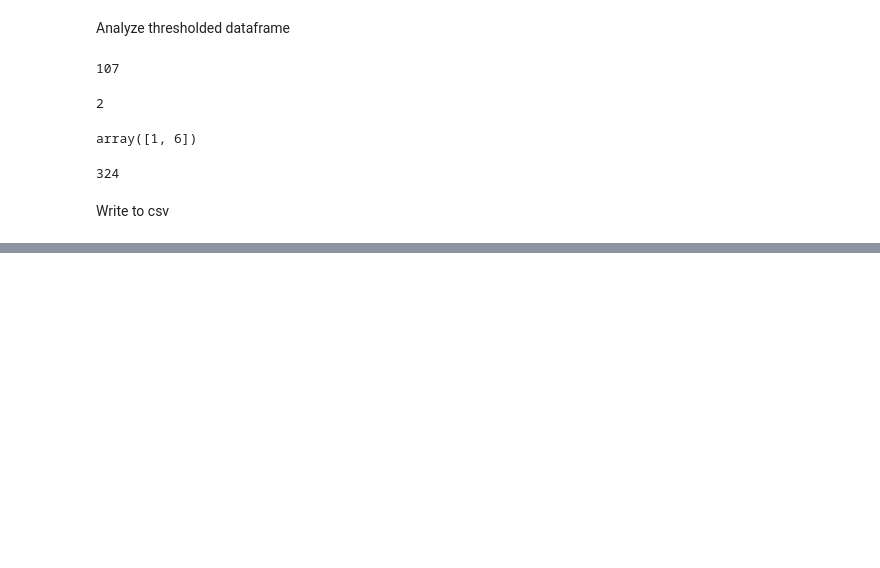
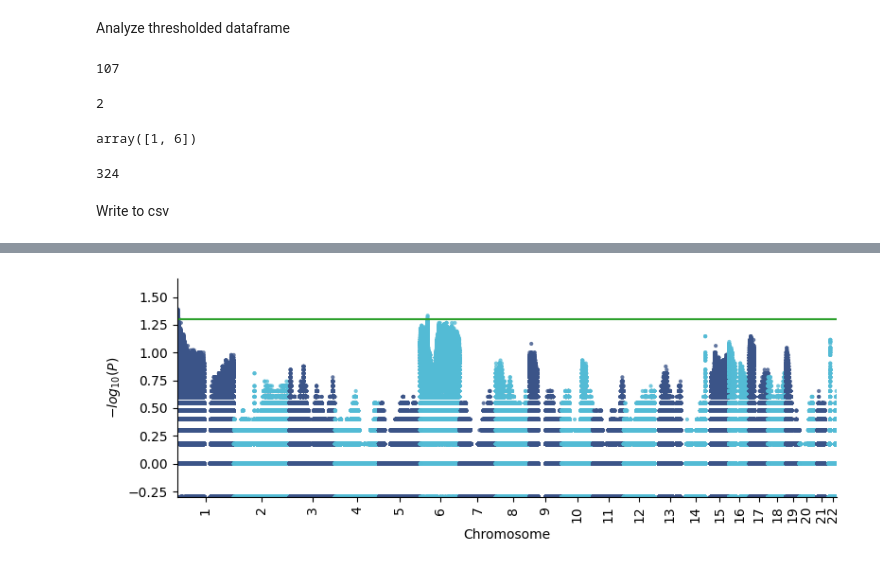
Before and after one commit to Jonas-B-Frank/BA_Junk, a Jupyter notebook: analysis/analyse_LOH_positions_intersect.ipynb, the cells around one changed output, grey strips where cells are left out. Cells and saved outputs as stored; diff of their text form; code cells hidden in the pictures; blank space fills up the shorter version.

```diff
--- a/analysis/analyse_LOH_positions_intersect.ipynb
+++ b/analysis/analyse_LOH_positions_intersect.ipynb
@@ -100,0 +103,12 @@ df_thresholded.to_csv(f"../LOH_pos_thresholded/LOH_positions_threshold_{threshol
+# %%
+def splitline_chrom(string):
+    return string.split('-')[0]
+def splitline_pos(string):
+    return string.split('-')[1]
+def create_fake_p_value(value):
+    return 2/(value)
+# %%
+df_position_count['#CHROM']=df_position_count['pos'].apply(splitline_chrom)
+df_position_count['POS']=df_position_count['pos'].apply(splitline_pos)
+df_position_count.drop('pos',axis=1, inplace=True)
+df_position_count
@@ -100,0 +149,14 @@ df_thresholded.to_csv(f"../LOH_pos_thresholded/LOH_positions_threshold_{threshol
+# %%
+df_manhattan=df_position_count
+df_manhattan["#CHROM"] = df_manhattan["#CHROM"].astype(int)
+df_manhattan["POS"] = df_manhattan["POS"].astype(int)
+df_manhattan = df_manhattan.sort_values(by=["#CHROM", "POS"])
+df_manhattan['P'] = df_manhattan['position_count'].apply(create_fake_p_value)
+# %%
+from qmplot import manhattanplot
+ax = manhattanplot(
+    data=df_manhattan,
+    genomewideline=0.05,
+    xticklabel_kws={"rotation": "vertical"})
+# %% [output]
+[figure, added]
```
Also changed, not shown: parts of 5 cells of this notebook, 1 other file.
